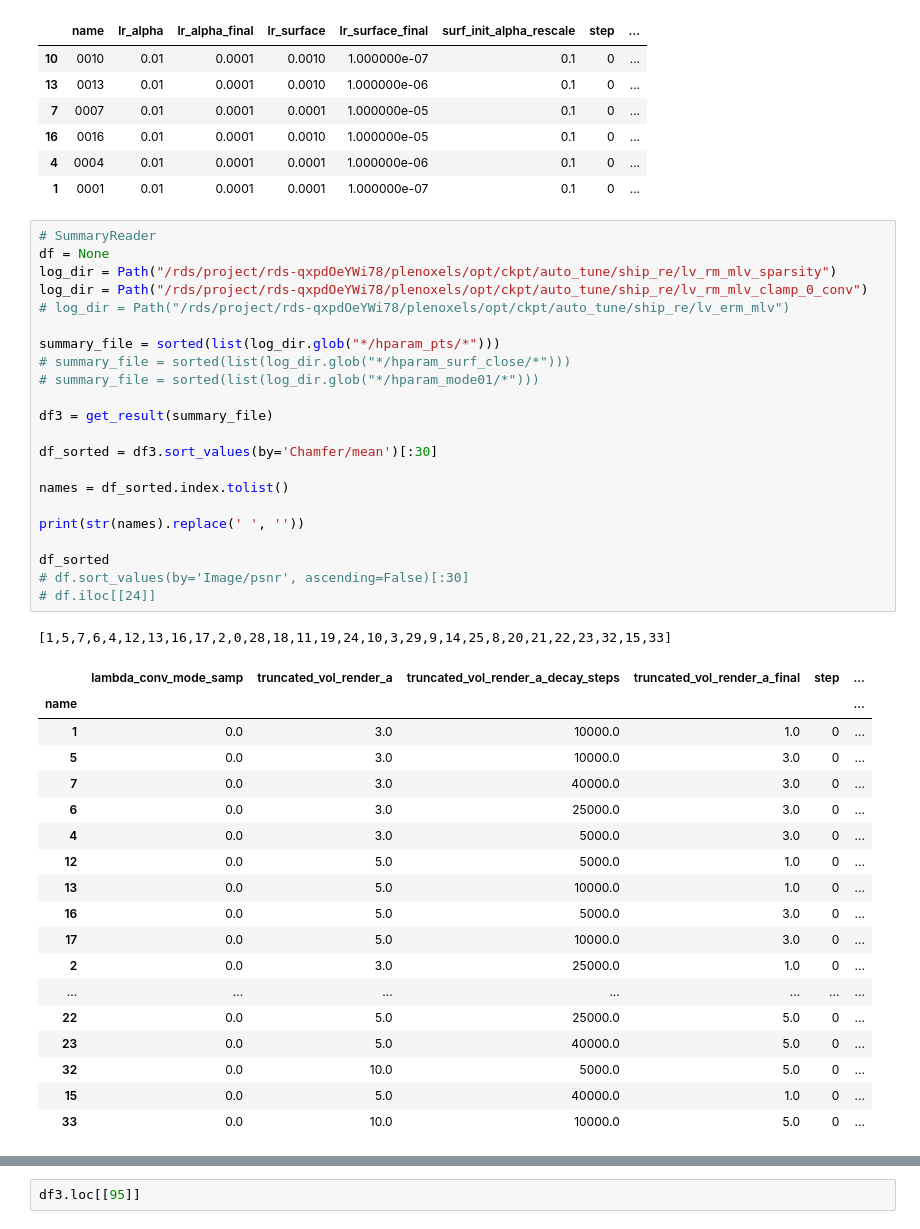
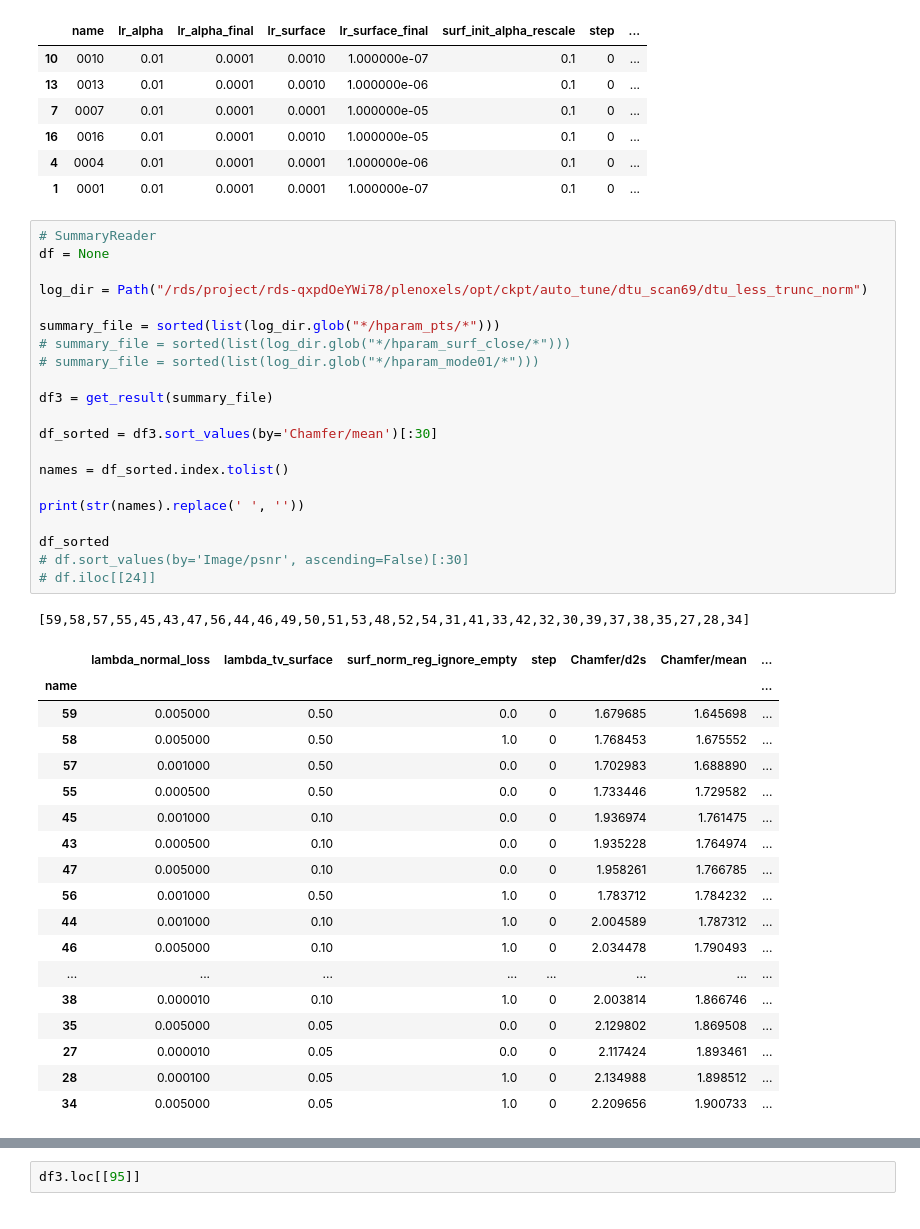
Before and after one commit to sxyu/svox2, a Jupyter notebook: tune_result.ipynb, the cells around one changed output, grey strips where cells are left out. Drawn from its saved outputs; the diff is of its cells as text.

```diff
--- a/tune_result.ipynb
+++ b/tune_result.ipynb
@@ -121,42 +103,41 @@ df.loc[
 # %%
 # SummaryReader
 df = None
-log_dir = Path("/rds/project/rds-qxpdOeYWi78/plenoxels/opt/ckpt/auto_tune/ship_re/lv_rm_mlv_sparsity")
-log_dir = Path("/rds/project/rds-qxpdOeYWi78/plenoxels/opt/ckpt/auto_tune/ship_re/lv_rm_mlv_clamp_0_conv")
-# log_dir = Path("/rds/project/rds-qxpdOeYWi78/plenoxels/opt/ckpt/auto_tune/ship_re/lv_erm_mlv")
+
+log_dir = Path("/rds/project/rds-qxpdOeYWi78/plenoxels/opt/ckpt/auto_tune/dtu_scan69/dtu_less_trunc_norm")
 
 summary_file = sorted(list(log_dir.glob("*/hparam_pts/*")))
 # summary_file = sorted(list(log_dir.glob("*/hparam_surf_close/*")))
 # summary_file = sorted(list(log_dir.glob("*/hparam_mode01/*")))
 
 df3 = get_result(summary_file)
 
 df_sorted = df3.sort_values(by='Chamfer/mean')[:30]
 
 names = df_sorted.index.tolist()
 
 print(str(names).replace(' ', ''))
 
 df_sorted
 # df.sort_values(by='Image/psnr', ascending=False)[:30]
 # df.iloc[[24]]
 # %% [output]
-[1,5,7,6,4,12,13,16,17,2,0,28,18,11,19,24,10,3,29,9,14,25,8,20,21,22,23,32,15,33]
+[59,58,57,55,45,43,47,56,44,46,49,50,51,53,48,52,54,31,41,33,42,32,30,39,37,38,35,27,28,34]
-|  | lambda_conv_mode_samp | truncated_vol_render_a | truncated_vol_render_a_decay_steps | truncated_vol_render_a_final | step | ... |
-| name |  |  |  |  |  | ... |
-| 1 | 0.0 | 3.0 | 10000.0 | 1.0 | 0 | ... |
-| 5 | 0.0 | 3.0 | 10000.0 | 3.0 | 0 | ... |
-| 7 | 0.0 | 3.0 | 40000.0 | 3.0 | 0 | ... |
-| 6 | 0.0 | 3.0 | 25000.0 | 3.0 | 0 | ... |
-| 4 | 0.0 | 3.0 | 5000.0 | 3.0 | 0 | ... |
-| 12 | 0.0 | 5.0 | 5000.0 | 1.0 | 0 | ... |
-| 13 | 0.0 | 5.0 | 10000.0 | 1.0 | 0 | ... |
-| 16 | 0.0 | 5.0 | 5000.0 | 3.0 | 0 | ... |
-| 17 | 0.0 | 5.0 | 10000.0 | 3.0 | 0 | ... |
-| 2 | 0.0 | 3.0 | 25000.0 | 1.0 | 0 | ... |
-| ... | ... | ... | ... | ... | ... | ... |
-| 22 | 0.0 | 5.0 | 25000.0 | 5.0 | 0 | ... |
-| 23 | 0.0 | 5.0 | 40000.0 | 5.0 | 0 | ... |
-| 32 | 0.0 | 10.0 | 5000.0 | 5.0 | 0 | ... |
-| 15 | 0.0 | 5.0 | 40000.0 | 1.0 | 0 | ... |
-| 33 | 0.0 | 10.0 | 10000.0 | 5.0 | 0 | ... |
+|  | lambda_normal_loss | lambda_tv_surface | surf_norm_reg_ignore_empty | step | Chamfer/d2s | Chamfer/mean | ... |
+| name |  |  |  |  |  |  | ... |
+| 59 | 0.005000 | 0.50 | 0.0 | 0 | 1.679685 | 1.645698 | ... |
+| 58 | 0.005000 | 0.50 | 1.0 | 0 | 1.768453 | 1.675552 | ... |
+| 57 | 0.001000 | 0.50 | 0.0 | 0 | 1.702983 | 1.688890 | ... |
+| 55 | 0.000500 | 0.50 | 0.0 | 0 | 1.733446 | 1.729582 | ... |
+| 45 | 0.001000 | 0.10 | 0.0 | 0 | 1.936974 | 1.761475 | ... |
+| 43 | 0.000500 | 0.10 | 0.0 | 0 | 1.935228 | 1.764974 | ... |
+| 47 | 0.005000 | 0.10 | 0.0 | 0 | 1.958261 | 1.766785 | ... |
+| 56 | 0.001000 | 0.50 | 1.0 | 0 | 1.783712 | 1.784232 | ... |
+| 44 | 0.001000 | 0.10 | 1.0 | 0 | 2.004589 | 1.787312 | ... |
+| 46 | 0.005000 | 0.10 | 1.0 | 0 | 2.034478 | 1.790493 | ... |
+| ... | ... | ... | ... | ... | ... | ... | ... |
+| 38 | 0.000010 | 0.10 | 1.0 | 0 | 2.003814 | 1.866746 | ... |
+| 35 | 0.005000 | 0.05 | 0.0 | 0 | 2.129802 | 1.869508 | ... |
+| 27 | 0.000010 | 0.05 | 0.0 | 0 | 2.117424 | 1.893461 | ... |
+| 28 | 0.000100 | 0.05 | 1.0 | 0 | 2.134988 | 1.898512 | ... |
+| 34 | 0.005000 | 0.05 | 1.0 | 0 | 2.209656 | 1.900733 | ... |
```
Also changed, not shown: parts of 10 cells of this notebook, 13 other files.
